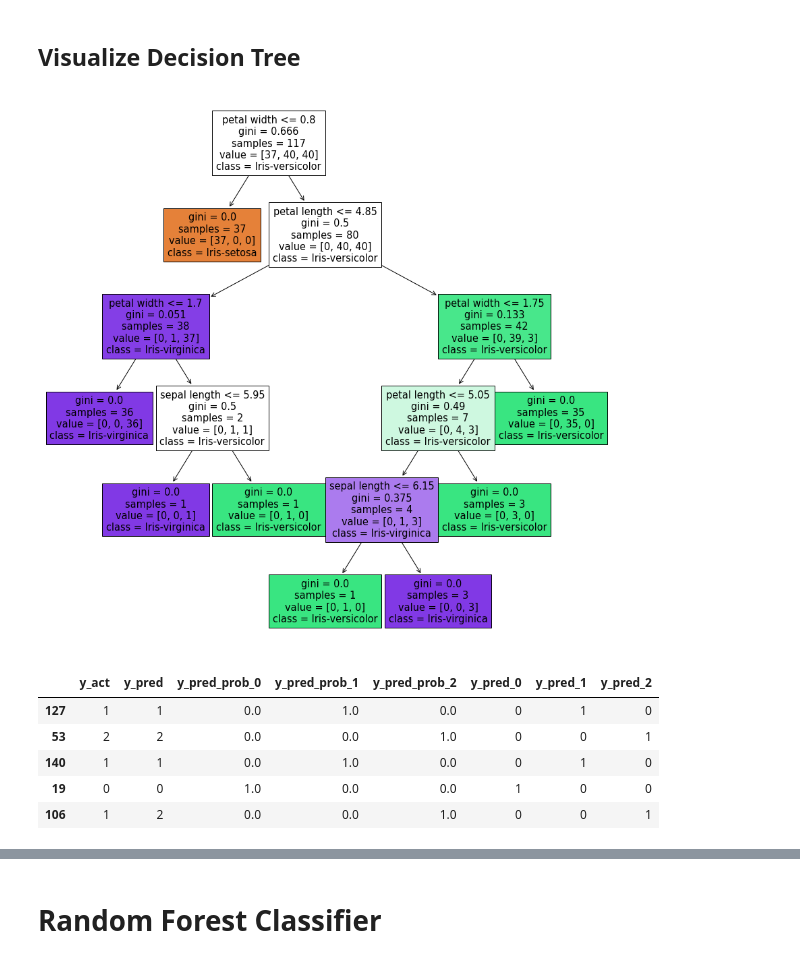
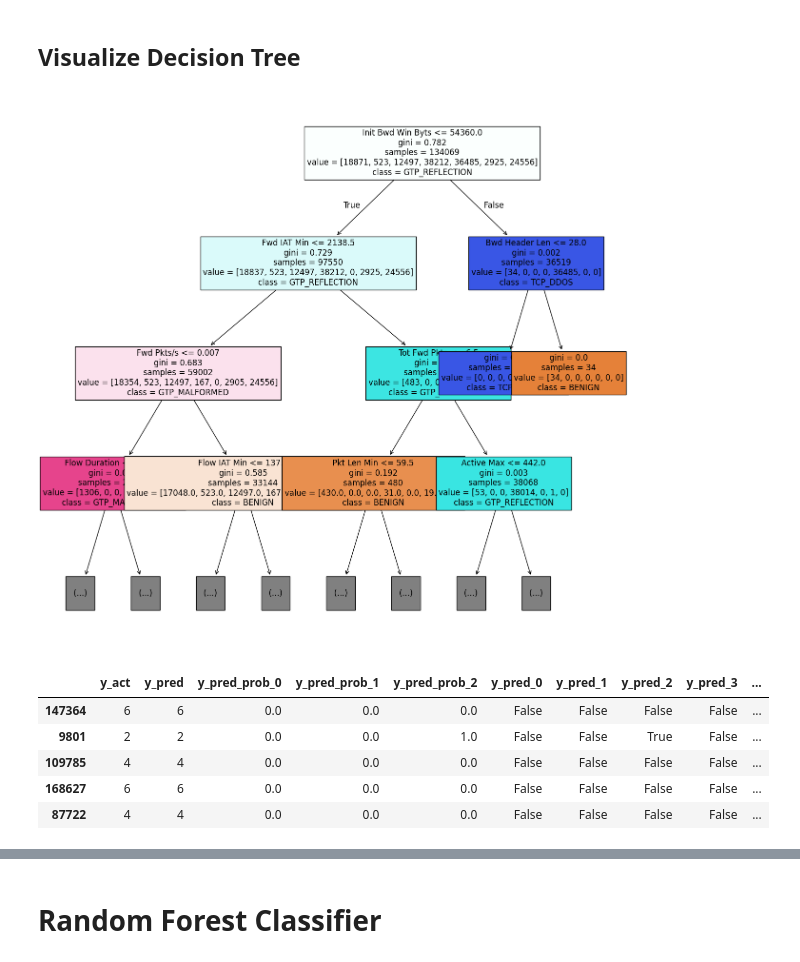
Before and after one commit to SurangaPrasad/attack_dataset_classification, a Jupyter notebook: 08_SupervisedMachineLearning_Classification.ipynb, the cells around one changed output, grey strips where cells are left out. Cells and saved outputs as stored; diff of their text form; code cells hidden in the pictures.

```diff
--- a/08_SupervisedMachineLearning_Classification.ipynb
+++ b/08_SupervisedMachineLearning_Classification.ipynb
@@ -292,0 +272,9 @@ plt.show()
+# %%
+# List columns which are not numeric
+non_numeric_columns = combined_dataframe.select_dtypes(exclude=[np.number]).columns.tolist()
+non_numeric_columns
+
+# Drop non-numeric columns
+combined_dataframe.drop(columns= non_numeric_columns, inplace=True)
+# Display the updated DataFrame
+len(combined_dataframe.columns.to_list())
@@ -306,0 +317,3 @@ data[X_variables].head()
+# %%
+X_variables = combined_dataframe.drop(columns=['y_act']).columns.to_list()
+combined_dataframe[X_variables].head()
@@ -343,5 +382,5 @@ array([0, 0, 0, 0, 0], dtype=int64)
 # %%
 #Direcly use Features ad DataFrame and Target Column as a Series in Model Trainig
-X = data[X_variables]
+X = combined_dataframe[X_variables]
 X.head()
 # %% [output]
@@ -354,5 +394,5 @@ X.head()
 # %%
-y = data[y_varibale]
+y = combined_dataframe[y_varibale]
 y.head()
 # %% [output]
 0    0
@@ -533,10 +627,10 @@ DecisionTreeClassifier(max_depth=10, random_state=0)
 ## Visualize Decision Tree
 # %%
 pfig = plt.figure(figsize=(15,15))
-tree.plot_tree(model, feature_names=X_variables, class_names=class_names, filled=True)
+tree.plot_tree(model, feature_names=X_variables, class_names=class_names, filled=True, max_depth=3, fontsize=12)
 plt.show()
 # %% [output]
-[figure, old version]
+[figure, new version]
 # %%
 # Predict on Testing Data
 
@@ -544,6 +638,10 @@ plt.show()
 y_pred_prob_0 = model.predict_proba(X_test)[:, 0]
 y_pred_prob_1 = model.predict_proba(X_test)[:, 1]
 y_pred_prob_2 = model.predict_proba(X_test)[:, 2]
+y_pred_prob_3 = model.predict_proba(X_test)[:, 3]
+y_pred_prob_4 = model.predict_proba(X_test)[:, 4]
+y_pred_prob_5 = model.predict_proba(X_test)[:, 5]
+y_pred_prob_6 = model.predict_proba(X_test)[:, 6]
 
 # Prediction
 y_pred = model.predict(X_test)
@@ -554,12 +652,12 @@ dummy_column = pd.get_dummies(test_result['y_pred'], prefix='y_pred', drop_first
 test_result = pd.concat([test_result, dummy_column], join='outer', axis=1)
 test_result.head()
 # %% [output]
-|  | y_act | y_pred | y_pred_prob_0 | y_pred_prob_1 | y_pred_prob_2 | y_pred_0 | y_pred_1 | y_pred_2 |
-| 127 | 1 | 1 | 0.0 | 1.0 | 0.0 | 0 | 1 | 0 |
-| 53 | 2 | 2 | 0.0 | 0.0 | 1.0 | 0 | 0 | 1 |
-| 140 | 1 | 1 | 0.0 | 1.0 | 0.0 | 0 | 1 | 0 |
-| 19 | 0 | 0 | 1.0 | 0.0 | 0.0 | 1 | 0 | 0 |
-| 106 | 1 | 2 | 0.0 | 0.0 | 1.0 | 0 | 0 | 1 |
+|  | y_act | y_pred | y_pred_prob_0 | y_pred_prob_1 | y_pred_prob_2 | y_pred_0 | y_pred_1 | y_pred_2 | y_pred_3 | ... |
+| 147364 | 6 | 6 | 0.0 | 0.0 | 0.0 | False | False | False | False | ... |
+| 9801 | 2 | 2 | 0.0 | 0.0 | 1.0 | False | False | True | False | ... |
+| 109785 | 4 | 4 | 0.0 | 0.0 | 0.0 | False | False | False | False | ... |
+| 168627 | 6 | 6 | 0.0 | 0.0 | 0.0 | False | False | False | False | ... |
+| 87722 | 4 | 4 | 0.0 | 0.0 | 0.0 | False | False | False | False | ... |
 # %%
 cfm = pd.crosstab(test_result['y_act'], test_result['y_pred'], margins=True)
 cfm
```
Also changed, not shown: parts of 73 cells of this notebook, 1 other file.
